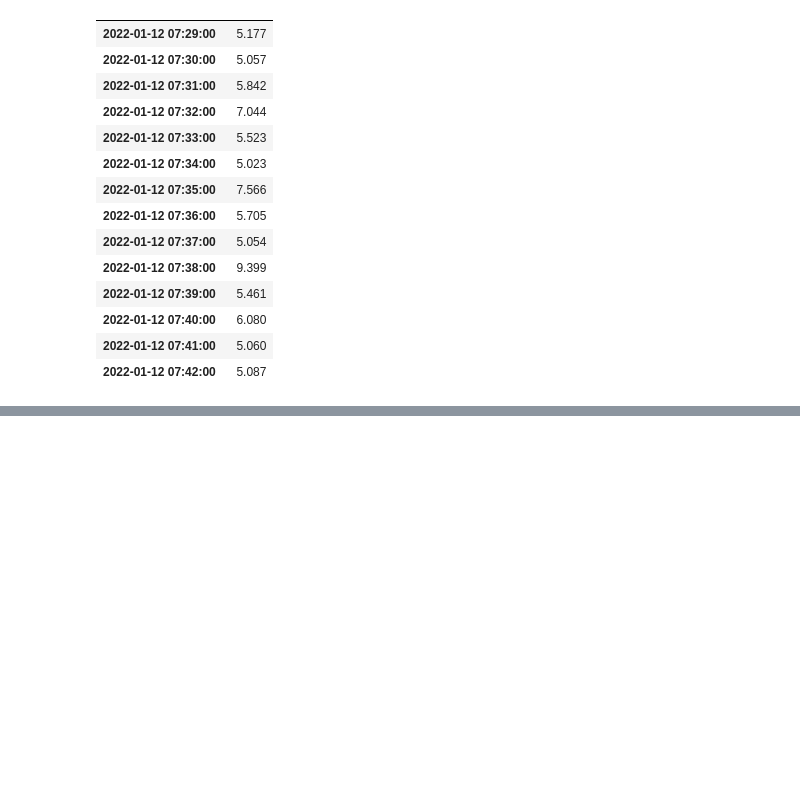
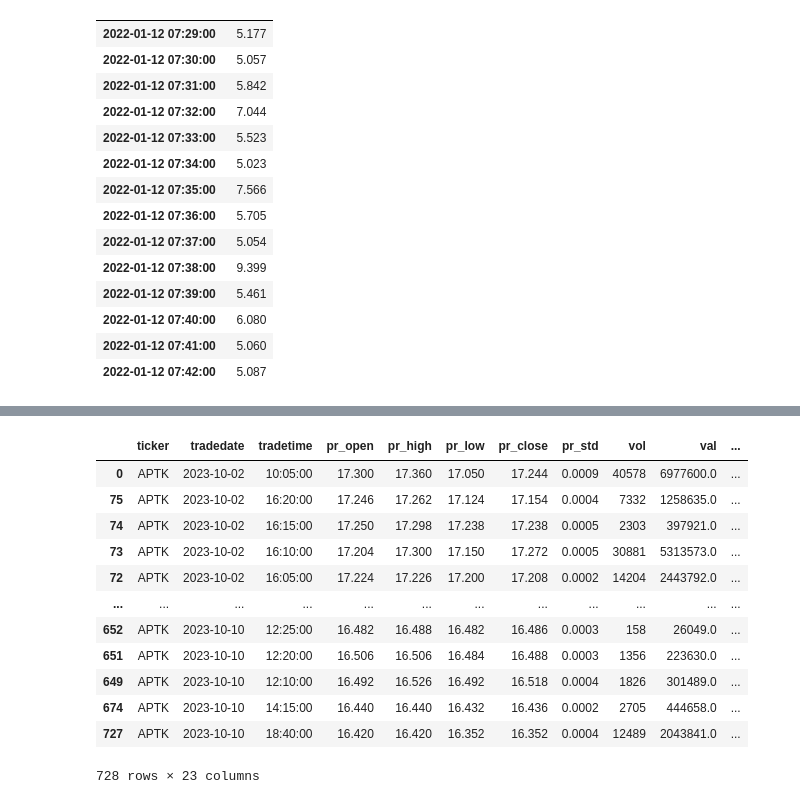
Before and after one commit to VAnufrikov/Go.Algo, a Jupyter notebook: data_moex.ipynb, the cells around one changed output, grey strips where cells are left out. Saved outputs shown, nothing was run; the diff lists cells and outputs as text; code cells hidden in the pictures; blank space fills up the shorter version.

```diff
--- a/data_moex.ipynb
+++ b/data_moex.ipynb
@@ -505,0 +533,8 @@ test_ts
+# %%
+from datetime import date
+
+DATE_START = date(2023, 10, 1)
+DATE_END = date(2023, 10, 10)
+# %%
+tiket = Ticker('APTK')
+type(tiket.orderstats(date=DATE_START, till_date=DATE_END))
@@ -505,0 +551,2 @@ test_ts
+# %%
+tradestats = tiket.tradestats(date=DATE_START, till_date=DATE_END)
@@ -505,0 +563,18 @@ test_ts
+# %%
+tiket_random = 'APTK'
+# %%
+tradestats[tradestats['ticker'] == tiket_random].sort_values(by='tradedate', ascending=True)
+# %% [output]
+|  | ticker | tradedate | tradetime | pr_open | pr_high | pr_low | pr_close | pr_std | vol | val | ... |
+| 0 | APTK | 2023-10-02 | 10:05:00 | 17.300 | 17.360 | 17.050 | 17.244 | 0.0009 | 40578 | 6977600.0 | ... |
+| 75 | APTK | 2023-10-02 | 16:20:00 | 17.246 | 17.262 | 17.124 | 17.154 | 0.0004 | 7332 | 1258635.0 | ... |
+| 74 | APTK | 2023-10-02 | 16:15:00 | 17.250 | 17.298 | 17.238 | 17.238 | 0.0005 | 2303 | 397921.0 | ... |
+| 73 | APTK | 2023-10-02 | 16:10:00 | 17.204 | 17.300 | 17.150 | 17.272 | 0.0005 | 30881 | 5313573.0 | ... |
+| 72 | APTK | 2023-10-02 | 16:05:00 | 17.224 | 17.226 | 17.200 | 17.208 | 0.0002 | 14204 | 2443792.0 | ... |
+| ... | ... | ... | ... | ... | ... | ... | ... | ... | ... | ... | ... |
+| 652 | APTK | 2023-10-10 | 12:25:00 | 16.482 | 16.488 | 16.482 | 16.486 | 0.0003 | 158 | 26049.0 | ... |
+| 651 | APTK | 2023-10-10 | 12:20:00 | 16.506 | 16.506 | 16.484 | 16.488 | 0.0003 | 1356 | 223630.0 | ... |
+| 649 | APTK | 2023-10-10 | 12:10:00 | 16.492 | 16.526 | 16.492 | 16.518 | 0.0004 | 1826 | 301489.0 | ... |
+| 674 | APTK | 2023-10-10 | 14:15:00 | 16.440 | 16.440 | 16.432 | 16.436 | 0.0002 | 2705 | 444658.0 | ... |
+| 727 | APTK | 2023-10-10 | 18:40:00 | 16.420 | 16.420 | 16.352 | 16.352 | 0.0004 | 12489 | 2043841.0 | ... |
+728 rows × 23 columns
```
Also changed, not shown: parts of 29 cells of this notebook, 8 other files.
